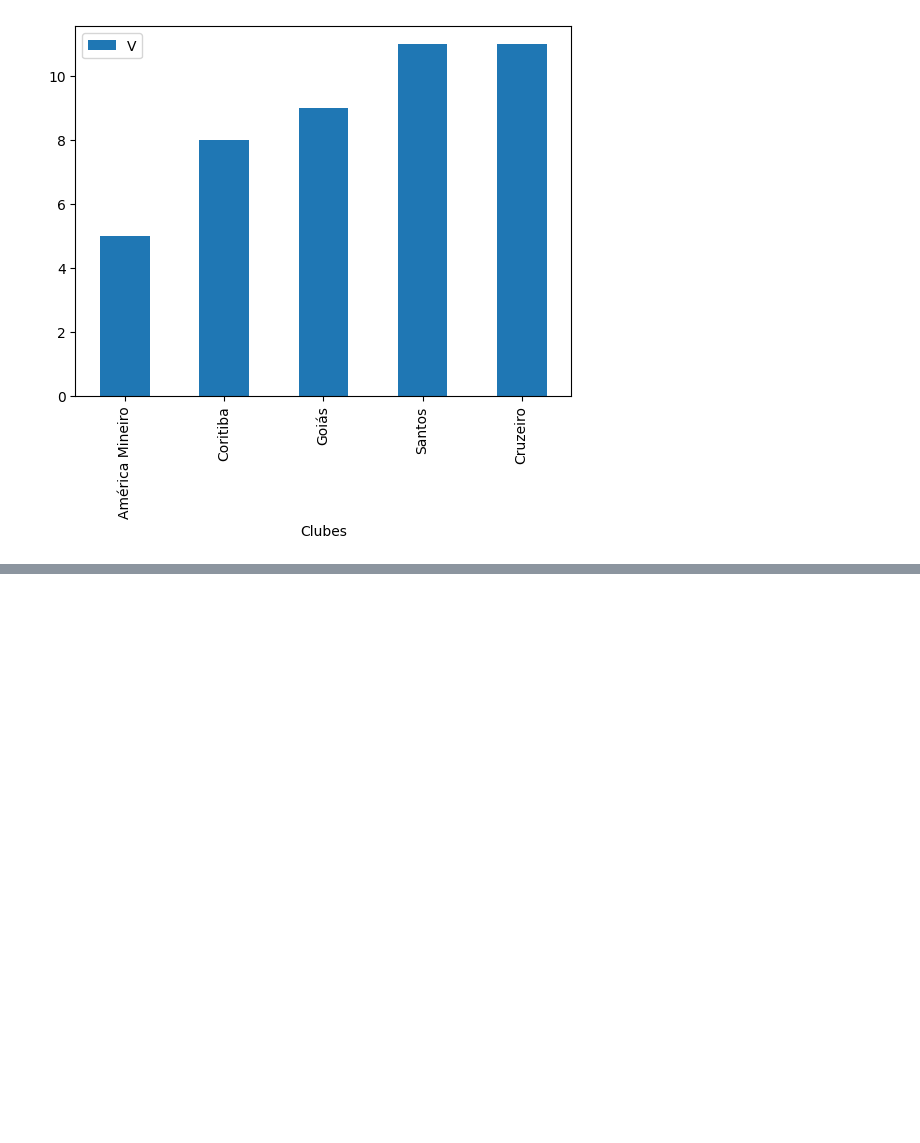
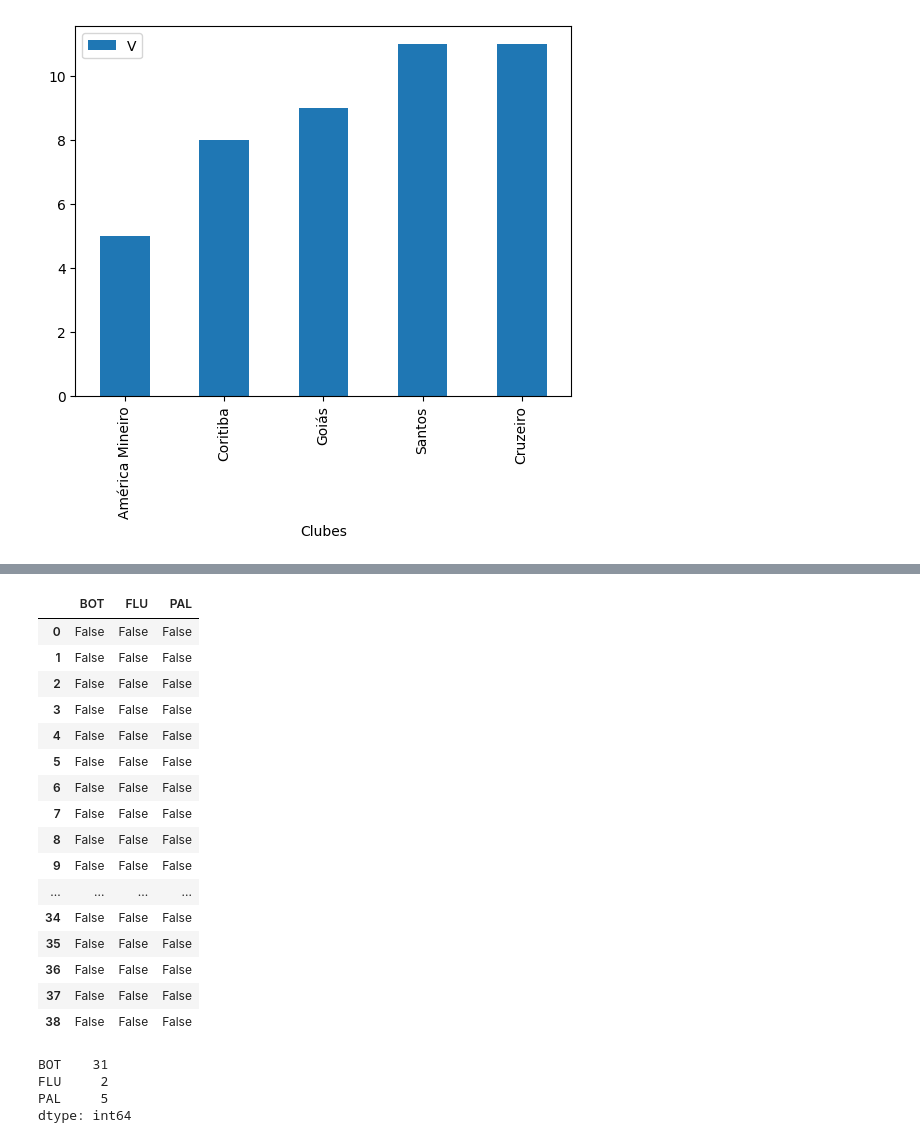
Before and after one commit to hugodevelopment/Web-Scraping, a Jupyter notebook: Análise_Brasileirão_2023.ipynb, the cells around one changed output, grey strips where cells are left out. Drawn from its saved outputs; the diff is of its cells as text; code cells hidden in the pictures; blank space fills up the shorter version.

```diff
--- a/Análise_Brasileirão_2023.ipynb
+++ b/Análise_Brasileirão_2023.ipynb
@@ -179,0 +240,29 @@ Menos_vencedores.plot.bar(x='Clubes', y='V')
+# %%
+tabela_lideres = tabela_lideres[["BOT","FLU","PAL"]]
+LIDER = tabela_lideres[["BOT","FLU","PAL"]]== 1
+LIDER
+# %% [output]
+|  | BOT | FLU | PAL |
+| 0 | False | False | False |
+| 1 | False | False | False |
+| 2 | False | False | False |
+| 3 | False | False | False |
+| 4 | False | False | False |
+| 5 | False | False | False |
+| 6 | False | False | False |
+| 7 | False | False | False |
+| 8 | False | False | False |
+| 9 | False | False | False |
+| ... | ... | ... | ... |
+| 34 | False | False | False |
+| 35 | False | False | False |
+| 36 | False | False | False |
+| 37 | False | False | False |
+| 38 | False | False | False |
+# %%
+LIDER.sum()
+# %% [output]
+BOT    31
+FLU     2
+PAL     5
+dtype: int64
```
Also changed, not shown: parts of 9 cells of this notebook.
